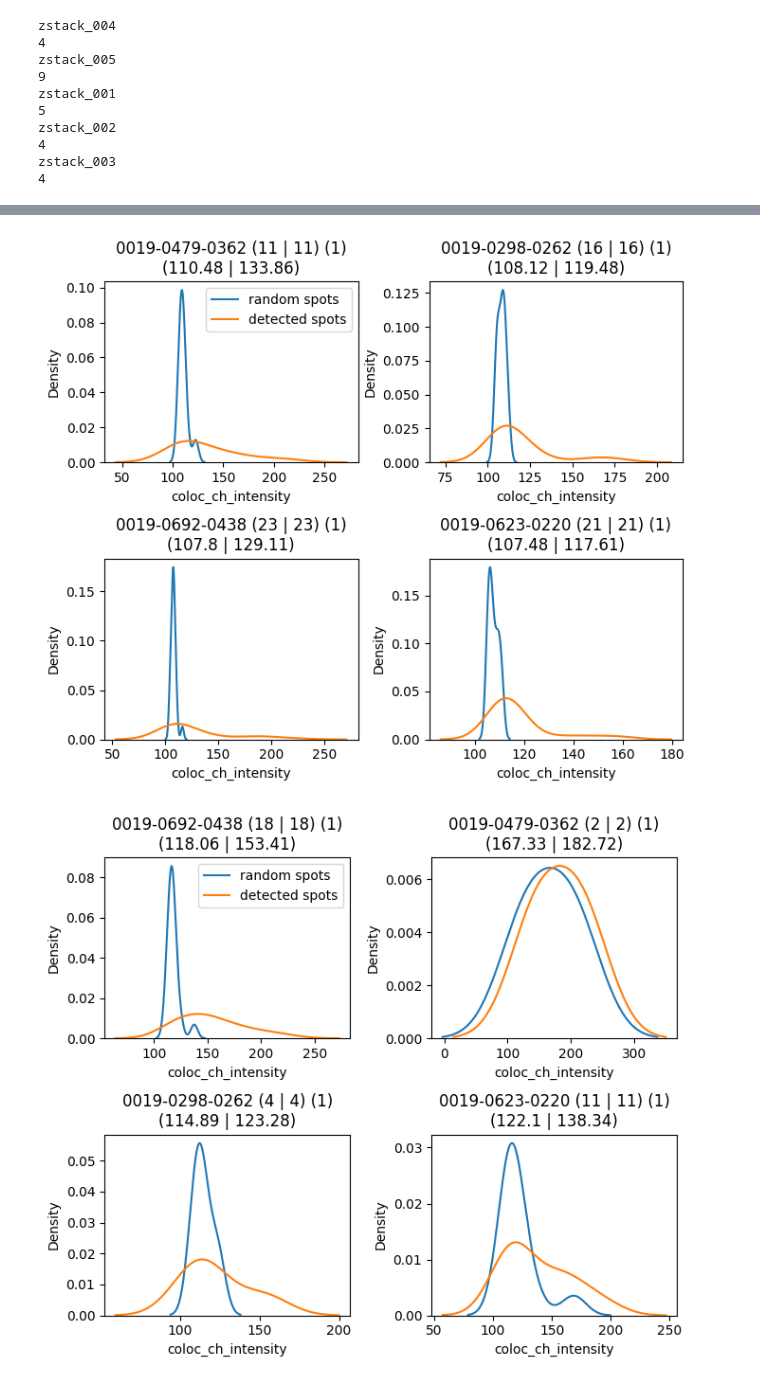
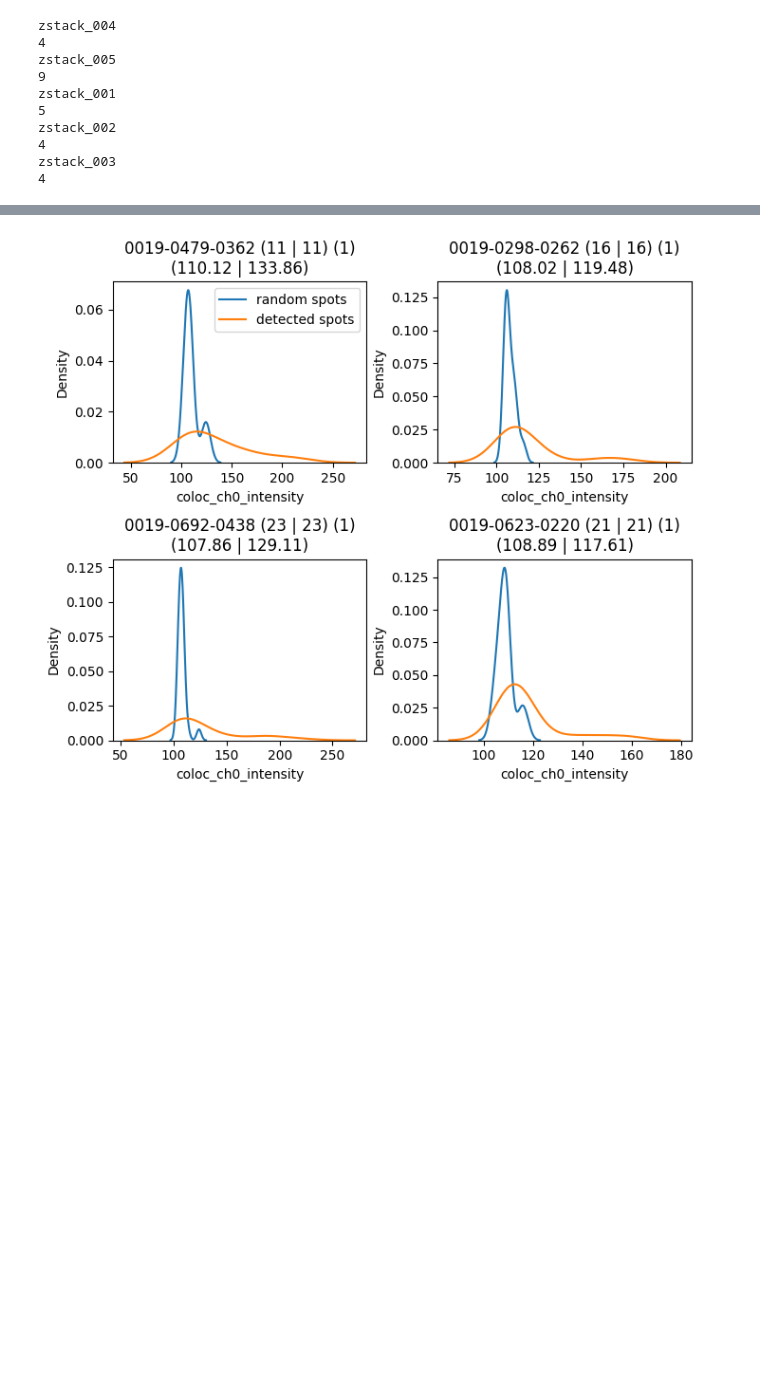
Before and after one commit to liamholtlab/spot_detection, a Jupyter notebook: notebooks/spots_coloc_comparison_random.ipynb, the cells around one changed output, grey strips where cells are left out. Drawn from its saved outputs; the diff is of its cells as text; code cells hidden in the pictures; blank space fills up the shorter version.

```diff
--- a/notebooks/spots_coloc_comparison_random.ipynb
+++ b/notebooks/spots_coloc_comparison_random.ipynb
@@ -9,15 +9,19 @@ import seaborn as sns
 from sklearn.cluster import KMeans
 from skimage import filters
 import numpy as np
+import os
 
-home_dir = "/Users/sarahkeegan/Dropbox (NYU Langone Health)/mac_files"
-img_dir = "holtlab/data_and_results/Farida_LINE1/spot_counting/20221030_LINE1"
+usr=os.path.expanduser('~')
+home_dir = f"{usr}/Dropbox (NYU Langone Health)/mac_files"
+img_dir = "holtlab/data_and_results/LINE1/RNA-ORF1 Colocalization/spot_counting/20221030_LINE1"
 
 df_dox = pd.read_csv(f"{home_dir}/{img_dir}/dox/results/ORF1-all_spots.txt", sep='\t', index_col=0)
 df_dox_random = pd.read_csv(f"{home_dir}/{img_dir}/dox/results/ORF1-all_random_spots.txt", sep='\t', index_col=0)
+coloc_ch_col='coloc_ch0_intensity'
 # %%
 # add normalization to the table.
 # median of random spots for each file/roi/location separately
+
 df_dox['norm_factor']=0
 for file_name in df_dox_random.file_name.unique():
     cur_df = df_dox_random[df_dox_random.file_name == file_name]
@@ -25,7 +29,7 @@ for file_name in df_dox_random.file_name.unique():
         cur_roi_df = cur_df[cur_df.roi == roi]
         for location in cur_roi_df.location.unique():
             cur_loc_df = cur_roi_df[cur_roi_df.location==location]
-            med=np.median(cur_loc_df.coloc_ch_intensity)
+            med=np.median(cur_loc_df[coloc_ch_col])
 
             df_dox.loc[(df_dox.roi==roi) &
                        (df_dox.file_name==file_name) &
@@ -34,8 +38,8 @@ for file_name in df_dox_random.file_name.unique():
                               (df_dox_random.file_name==file_name) &
                               (df_dox_random.location==location), 'norm_factor'] = med
 
-df_dox['coloc_ch_intensity-norm']=df_dox['coloc_ch_intensity']/df_dox['norm_factor']
-df_dox_random['coloc_ch_intensity-norm']=df_dox_random['coloc_ch_intensity']/df_dox_random['norm_factor']
+df_dox[f"{coloc_ch_col}-norm"]=df_dox[coloc_ch_col]/df_dox['norm_factor']
+df_dox_random[f"{coloc_ch_col}-norm"]=df_dox_random[coloc_ch_col]/df_dox_random['norm_factor']
 # %%
 # Remove nuclear and save as a new file
 df_dox_to_save = df_dox[df_dox.location=='cytoplasmic']
@@ -87,8 +93,8 @@ def plot_intensity_kde(df, df_random, file_name, location, normalize, nrows, nco
     fig,axs=plt.subplots(nrows, ncols, figsize=size)
     i=0; j=0
     for roi in cur_df.roi.unique():
-        data = cur_df[cur_df.roi==roi]['coloc_ch_intensity']
-        data_random = cur_random_df[cur_random_df.roi==roi]['coloc_ch_intensity']
+        data = cur_df[cur_df.roi==roi][coloc_ch_col]
+        data_random = cur_random_df[cur_random_df.roi==roi][coloc_ch_col]
 
         if(roi != '' and len(data)>0):
             #sns.histplot(x=data, ax=axs[i][j], #stat='probability',
@@ -252,8 +254,7 @@ plot_intensity_kde(df_dox, df_dox_random, 'zstack_002', 'nuclear', False, 2, 2,
 # %%
 plot_intensity_kde(df_dox, df_dox_random, 'zstack_003', 'cytoplasmic', False, 2, 2, (7,6))
-plot_intensity_kde(df_dox, df_dox_random, 'zstack_003', 'nuclear', False, 2, 2, (7,6))
+#plot_intensity_kde(df_dox, df_dox_random, 'zstack_003', 'nuclear', False, 2, 2, (7,6))
 # %% [output]
-[figure, old version]
+[figure, new version]
-[figure, removed]
 # %%
 plot_intensity_kde(df_dox, df_dox_random, 'zstack_004', 'cytoplasmic', False, 2, 2, (7,6))
```
Also changed, not shown: parts of 15 cells of this notebook, 5 other files.
